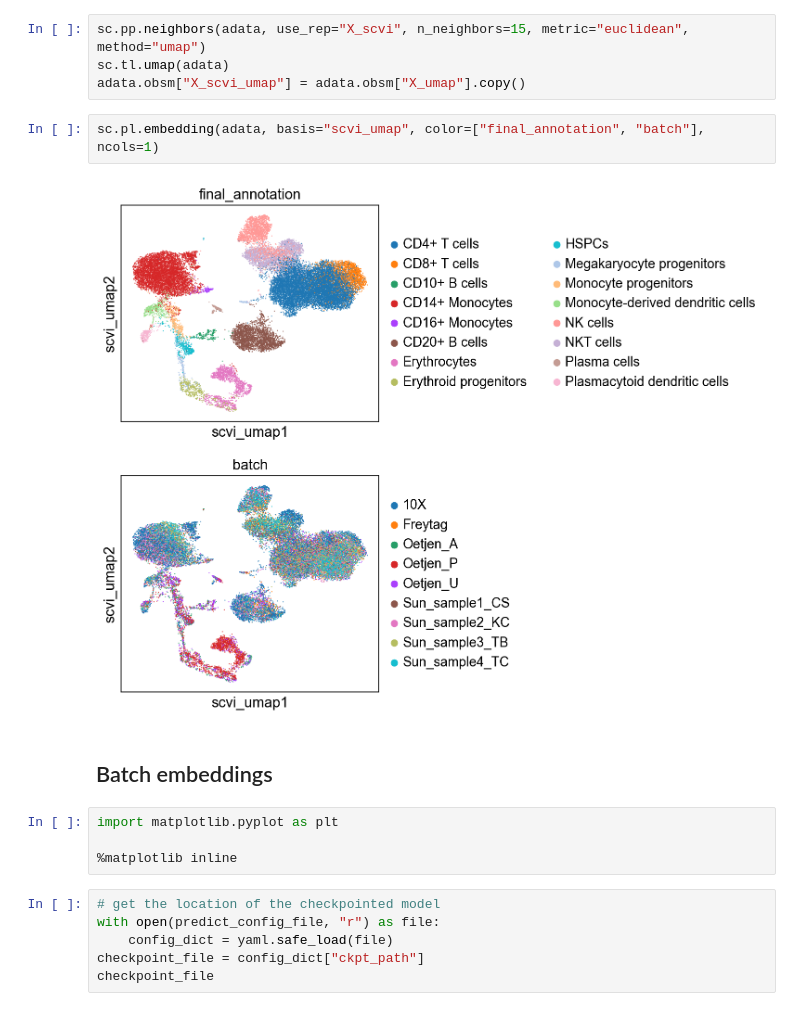
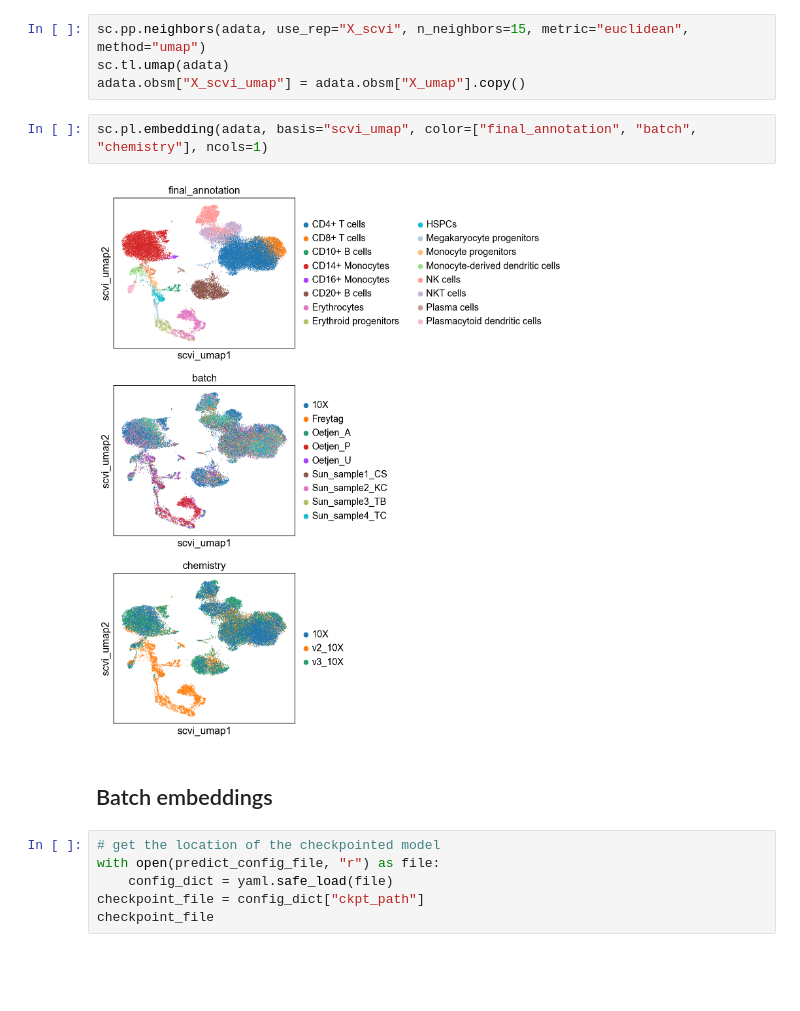
Before and after one commit to cellarium-ai/cellarium-ml, a Jupyter notebook: notebooks/scvi_demo.ipynb, the cells around one changed output. Drawn from its saved outputs; the diff is of its cells as text; blank space fills up the shorter version.

Commit message:
Allow batch to be specified by multiple categorical columns (has drawbacks)

```diff
--- a/notebooks/scvi_demo.ipynb
+++ b/notebooks/scvi_demo.ipynb
@@ -202,15 +210,11 @@ sc.pp.neighbors(adata, use_rep="X_scvi", n_neighbors=15, metric="euclidean", met
 sc.tl.umap(adata)
 adata.obsm["X_scvi_umap"] = adata.obsm["X_umap"].copy()
 # %%
-sc.pl.embedding(adata, basis="scvi_umap", color=["final_annotation", "batch"], ncols=1)
+sc.pl.embedding(adata, basis="scvi_umap", color=["final_annotation", "batch", "chemistry"], ncols=1)
 # %% [output]
-[figure, old version]
+[figure, new version]
 # %% [markdown]
 ## Batch embeddings
-# %%
-import matplotlib.pyplot as plt
-
-%matplotlib inline
 # %%
 # get the location of the checkpointed model
 with open(predict_config_file, "r") as file:
```
Also changed, not shown: parts of 5 cells of this notebook, 5 other files.
